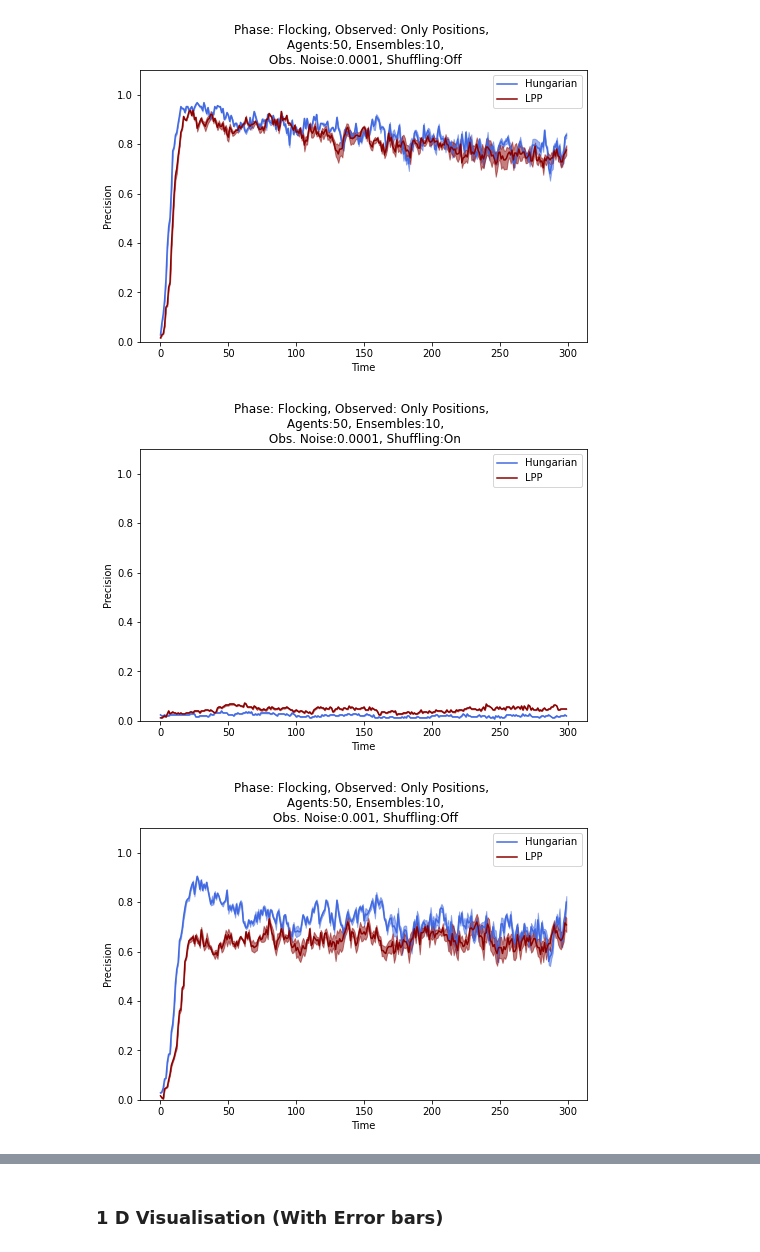
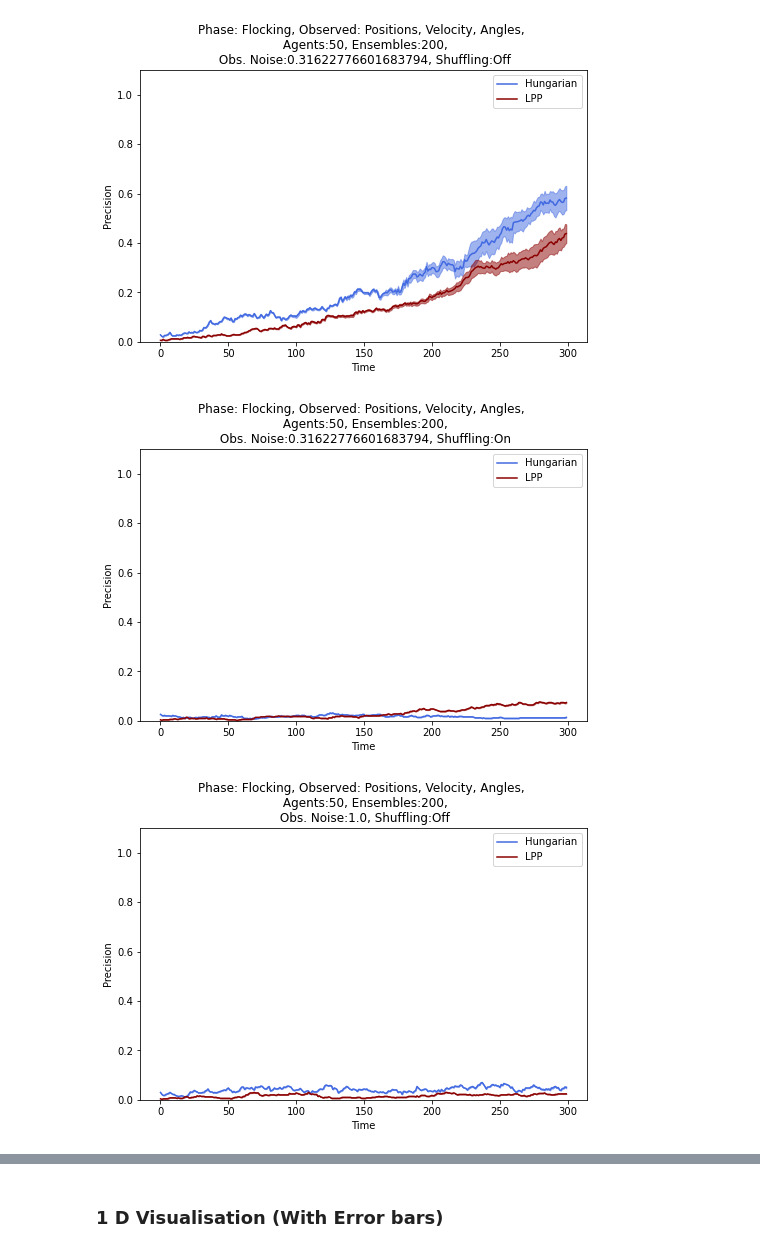
Before and after one commit to simonblaue/vicsek-data-assimilation, a Jupyter notebook: src/Static_Plots.ipynb, the cells around one changed output, grey strips where cells are left out. Cells and saved outputs as stored; diff of their text form; code cells hidden in the pictures.

```diff
--- a/src/Static_Plots.ipynb
+++ b/src/Static_Plots.ipynb
@@ -29,16 +27,16 @@ plotting.plot_metric(axs[0],experiment,metric='Average LPP',label='Lost Particle
 # %%
-experiments = plotting.get_experiments(basepath='../saves/',folder='Flocking_1100')
+experiments = plotting.get_experiments('../saves/')
 
-for e in experiments[10:13]:
+for exp in experiments[50:53]:
 
     fig,axs = createfig(nrows=1,nraxs=1)
 
-    plotting.plot_metric(axs[0],e,label='Hungarian',legend=True)
-    plotting.plot_metric(axs[0],e,metric='Average LPP',legend=True,color='darkred',label='LPP')
+    plotting.plot_metric(axs[0],exp,label='Hungarian',legend=True)
+    plotting.plot_metric(axs[0],exp,metric='Average LPP',legend=True,color='darkred',label='LPP')
     del fig,axs
 # %% [output]
-[figure, old version]
+[figure, new version]
-[figure, old version]
+[figure, new version]
-[figure, old version]
+[figure, new version]
 # %%
 # The Parameter Ranges
```
Also changed, not shown: parts of 10 cells of this notebook, 3 other files.
